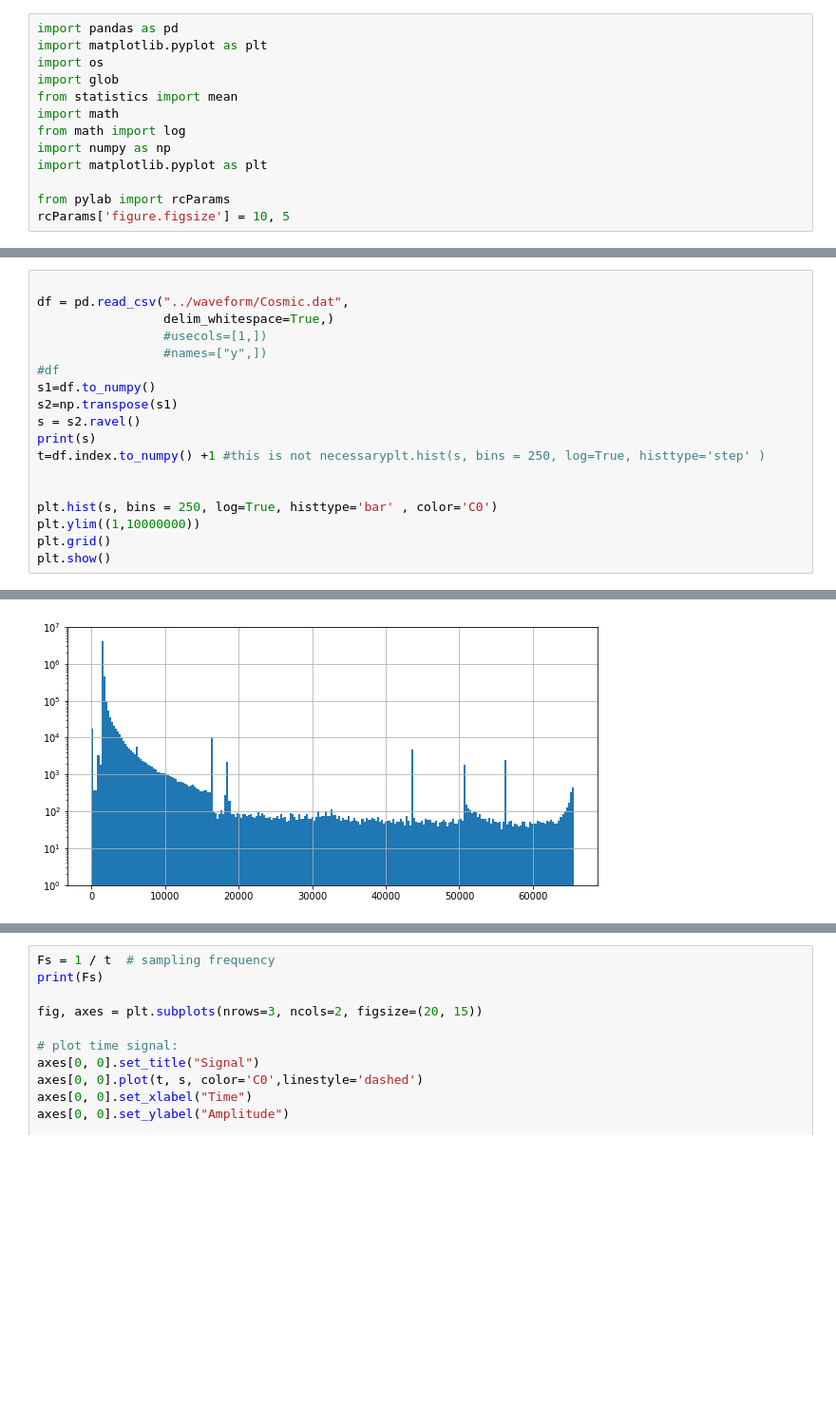
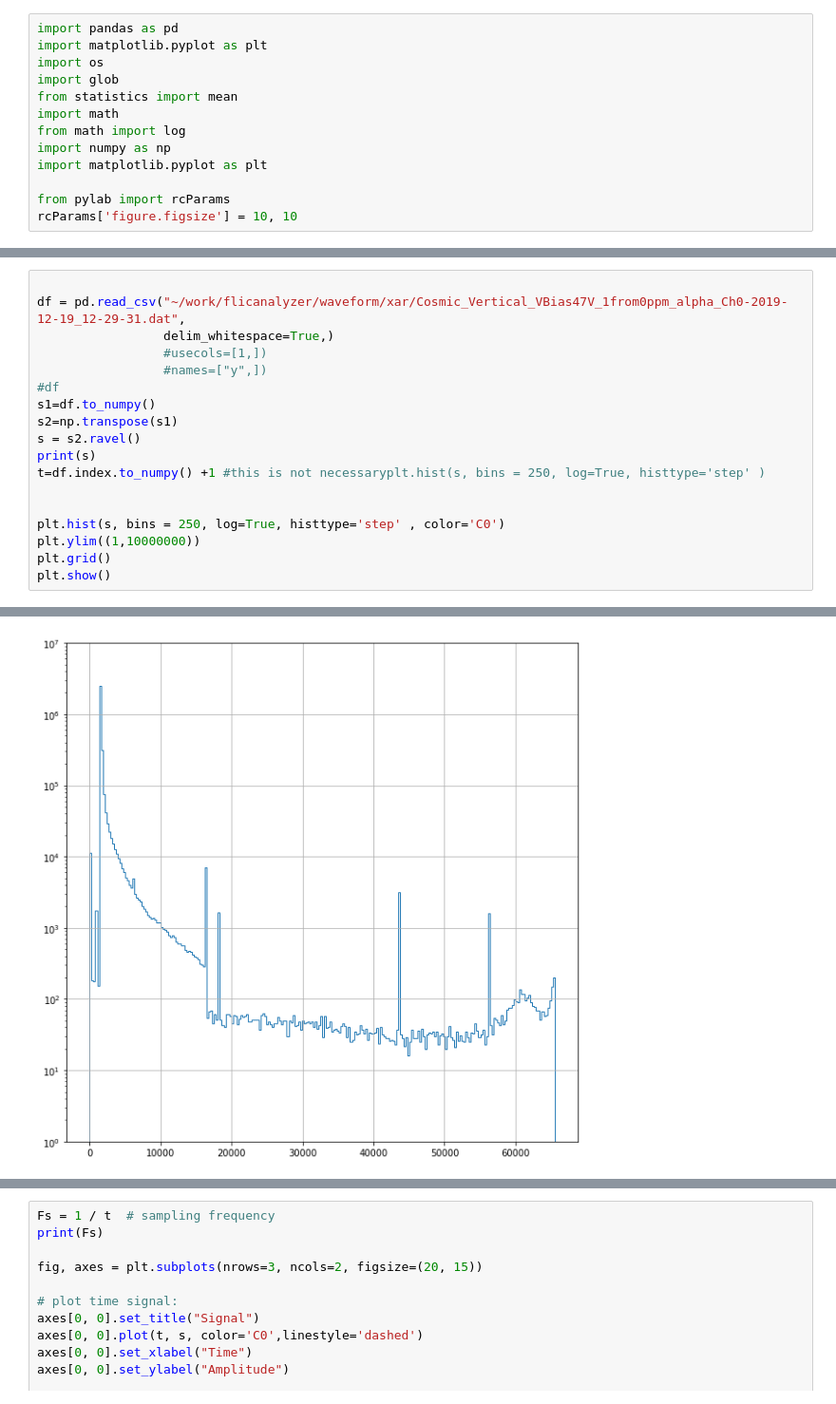
Before and after one commit to fdolek/xflic, a Jupyter notebook: sig2.ipynb, the cells around one changed output, grey strips where cells are left out. Shown at 95% size. Drawn from its saved outputs; the diff is of its cells as text; blank space fills up the shorter version.

```diff
--- a/sig2.ipynb
+++ b/sig2.ipynb
@@ -10,4 +10,4 @@ import numpy as np
 import matplotlib.pyplot as plt
 
 from pylab import rcParams
-rcParams['figure.figsize'] = 10, 5
+rcParams['figure.figsize'] = 10, 10
@@ -14,6 +196,6 @@ rcParams['figure.figsize'] = 10, 5
 # %%
 
-df = pd.read_csv("../waveform/Cosmic.dat",
+df = pd.read_csv("~/work/flicanalyzer/waveform/xar/Cosmic_Vertical_VBias47V_1from0ppm_alpha_Ch0-2019-12-19_12-29-31.dat",
                  delim_whitespace=True,)
                  #usecols=[1,])
                  #names=["y",])
@@ -25,7 +207,7 @@ print(s)
 t=df.index.to_numpy() +1 #this is not necessaryplt.hist(s, bins = 250, log=True, histtype='step' )
 
 
-plt.hist(s, bins = 250, log=True, histtype='bar' , color='C0')
+plt.hist(s, bins = 250, log=True, histtype='step' , color='C0')
 plt.ylim((1,10000000))
 plt.grid()
 plt.show()
@@ -34,4 +216,4 @@ plt.show()
-[figure, old version]
+[figure, new version]
 # %%
 from scipy import signal
 a=signal.detrend(s).max() < 0.0001
```
Also changed, not shown: parts of 16 cells of this notebook, 1 other file.
